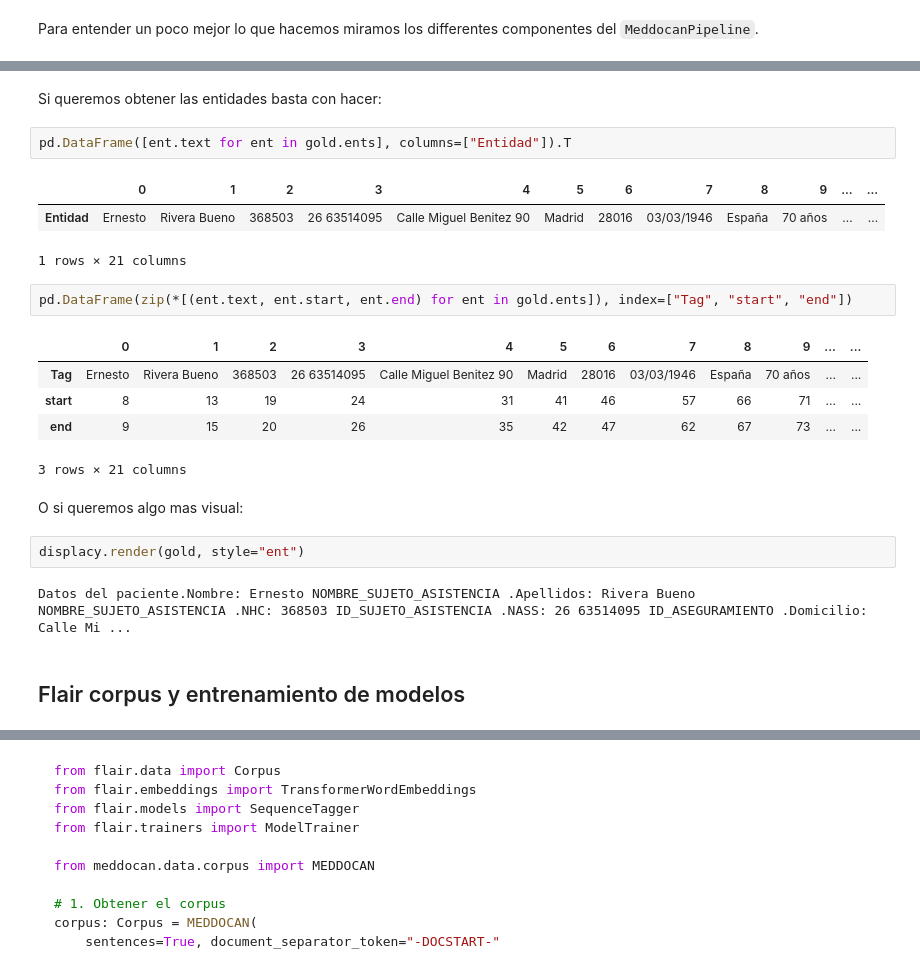
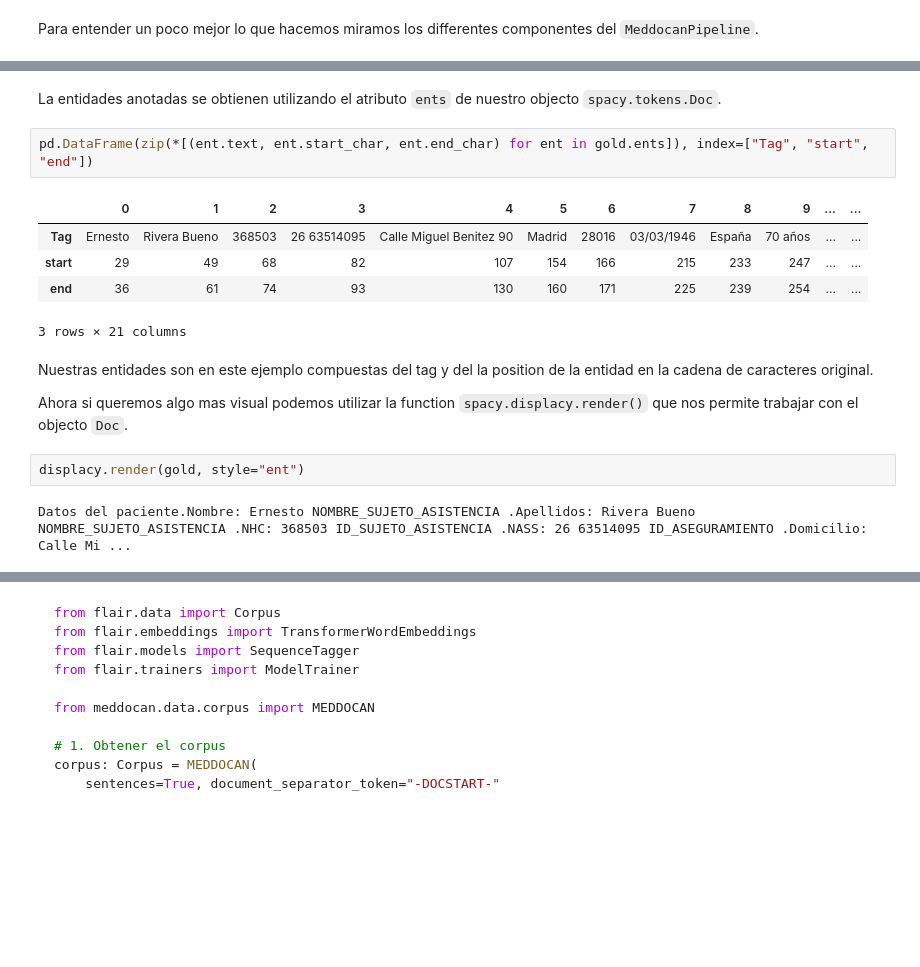
Before and after one commit to GuiGel/MedDocAn, a Jupyter notebook: cdti/meddocan/code.ipynb, the cells around one changed output, grey strips where cells are left out. Saved outputs shown, nothing was run; the diff lists cells and outputs as text; blank space fills up the shorter version.

```diff
--- a/cdti/meddocan/code.ipynb
+++ b/cdti/meddocan/code.ipynb
@@ -202,24 +230,18 @@ Options:
-# %% [markdown]
-Si queremos obtener las entidades basta con hacer:
+# %% [markdown]
+La entidades anotadas se obtienen utilizando el atributo ``ents`` de nuestro objecto ``spacy.tokens.Doc``.
 # %%
-pd.DataFrame([ent.text for ent in gold.ents], columns=["Entidad"]).T
+pd.DataFrame(zip(*[(ent.text, ent.start_char, ent.end_char) for ent in gold.ents]), index=["Tag", "start", "end"])
 # %% [output]
 |  | 0 | 1 | 2 | 3 | 4 | 5 | 6 | 7 | 8 | 9 | ... | ... |
-| Entidad | Ernesto | Rivera Bueno | 368503 | 26 63514095 | Calle Miguel Benitez 90 | Madrid | 28016 | 03/03/1946 | España | 70 años | ... | ... |
+| Tag | Ernesto | Rivera Bueno | 368503 | 26 63514095 | Calle Miguel Benitez 90 | Madrid | 28016 | 03/03/1946 | España | 70 años | ... | ... |
+| start | 29 | 49 | 68 | 82 | 107 | 154 | 166 | 215 | 233 | 247 | ... | ... |
+| end | 36 | 61 | 74 | 93 | 130 | 160 | 171 | 225 | 239 | 254 | ... | ... |
-1 rows × 21 columns
+3 rows × 21 columns
-# %%
-pd.DataFrame(zip(*[(ent.text, ent.start, ent.end) for ent in gold.ents]), index=["Tag", "start", "end"])
-# %% [output]
-|  | 0 | 1 | 2 | 3 | 4 | 5 | 6 | 7 | 8 | 9 | ... | ... |
-| Tag | Ernesto | Rivera Bueno | 368503 | 26 63514095 | Calle Miguel Benitez 90 | Madrid | 28016 | 03/03/1946 | España | 70 años | ... | ... |
-| start | 8 | 13 | 19 | 24 | 31 | 41 | 46 | 57 | 66 | 71 | ... | ... |
-| end | 9 | 15 | 20 | 26 | 35 | 42 | 47 | 62 | 67 | 73 | ... | ... |
-3 rows × 21 columns
-# %% [markdown]
-O si queremos algo mas visual:
+# %% [markdown]
+Nuestras entidades son en este ejemplo compuestas del tag y del la position de la entidad en la cadena de caracteres original.
+
+Ahora si queremos algo mas visual podemos utilizar la function ``spacy.displacy.render()`` que nos permite trabajar con el objecto ``Doc``.
 # %%
 displacy.render(gold, style="ent")
 # %% [output]
 Datos del paciente.Nombre: Ernesto NOMBRE_SUJETO_ASISTENCIA .Apellidos: Rivera Bueno NOMBRE_SUJETO_ASISTENCIA .NHC: 368503 ID_SUJETO_ASISTENCIA .NASS: 26 63514095 ID_ASEGURAMIENTO .Domicilio: Calle Mi ...
-# %% [markdown]
-## Flair corpus y entrenamiento de modelos
```
Also changed, not shown: parts of 47 cells of this notebook, 1 other file.
